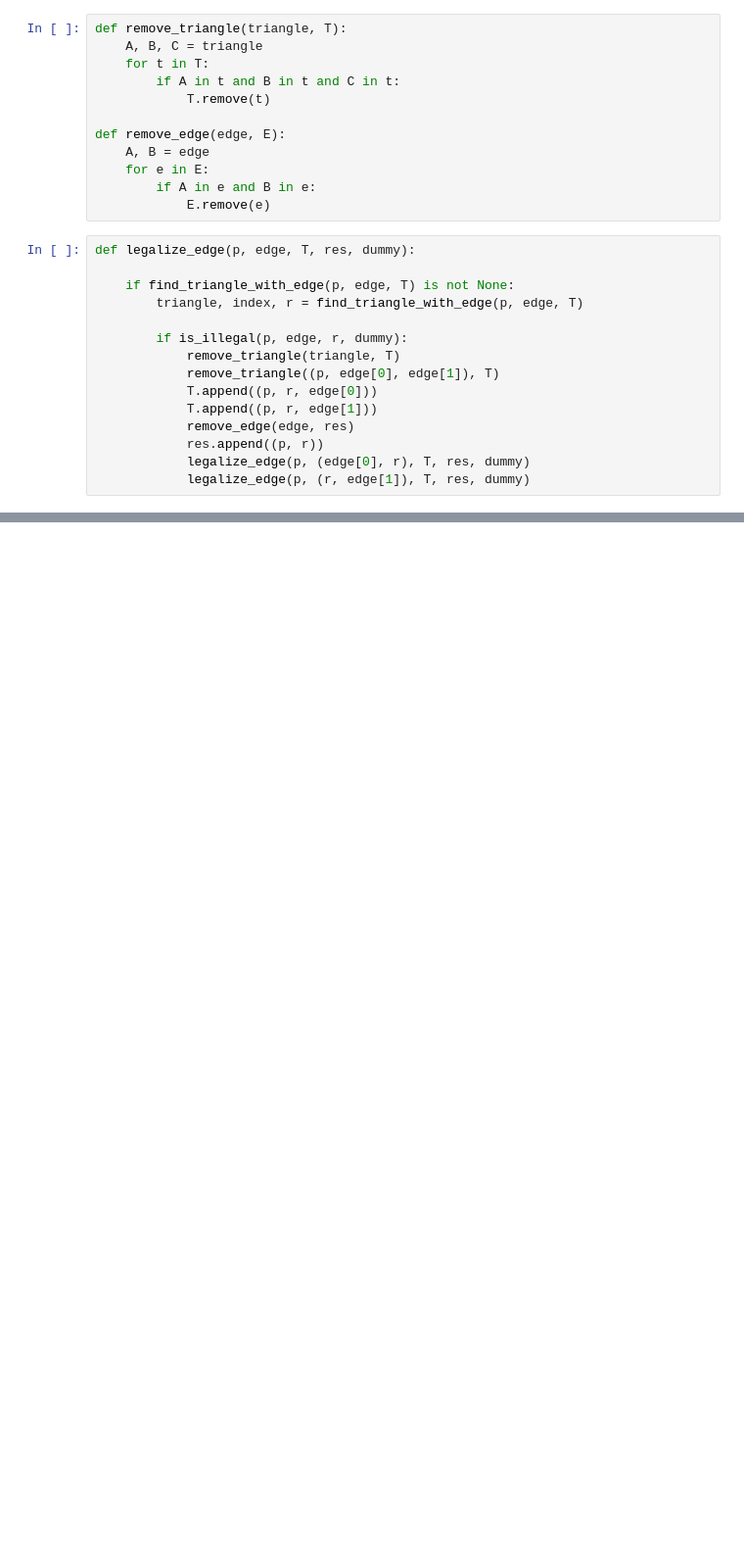
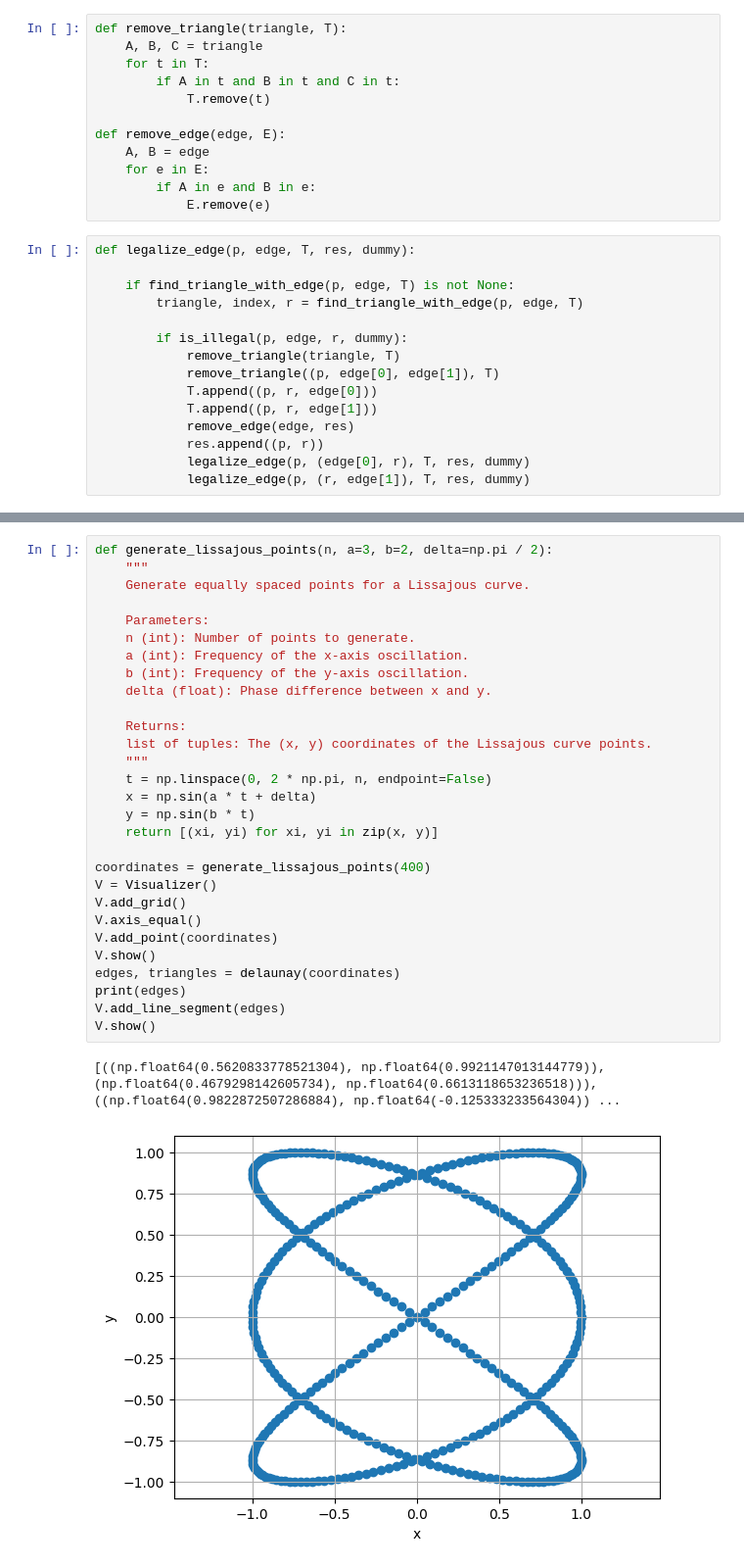
Before and after one commit to bialywaldemar/Geometry_Algorithms, a Jupyter notebook: Delaunay.ipynb, the cells around one changed output, grey strips where cells are left out. Shown at 98% size. Cells and saved outputs as stored; diff of their text form; blank space fills up the shorter version.

```diff
--- a/Delaunay.ipynb
+++ b/Delaunay.ipynb
@@ -542,0 +428,32 @@ V.show()
+# %%
+def generate_lissajous_points(n, a=3, b=2, delta=np.pi / 2):
+    """
+    Generate equally spaced points for a Lissajous curve.
+
+    Parameters:
+    n (int): Number of points to generate.
+    a (int): Frequency of the x-axis oscillation.
+    b (int): Frequency of the y-axis oscillation.
+    delta (float): Phase difference between x and y.
+
+    Returns:
+    list of tuples: The (x, y) coordinates of the Lissajous curve points.
+    """
+    t = np.linspace(0, 2 * np.pi, n, endpoint=False)
+    x = np.sin(a * t + delta)
+    y = np.sin(b * t)
+    return [(xi, yi) for xi, yi in zip(x, y)]
+
+coordinates = generate_lissajous_points(400)
+V = Visualizer()
+V.add_grid()
+V.axis_equal()
+V.add_point(coordinates)
+V.show()
+edges, triangles = delaunay(coordinates)
+print(edges)
+V.add_line_segment(edges)
+V.show()
+# %% [output]
+[((np.float64(0.5620833778521304), np.float64(0.9921147013144779)), (np.float64(0.4679298142605734), np.float64(0.6613118653236518))), ((np.float64(0.9822872507286884), np.float64(-0.125333233564304)) ...
+[figure, added]
```
Also changed, not shown: parts of 13 cells of this notebook.
